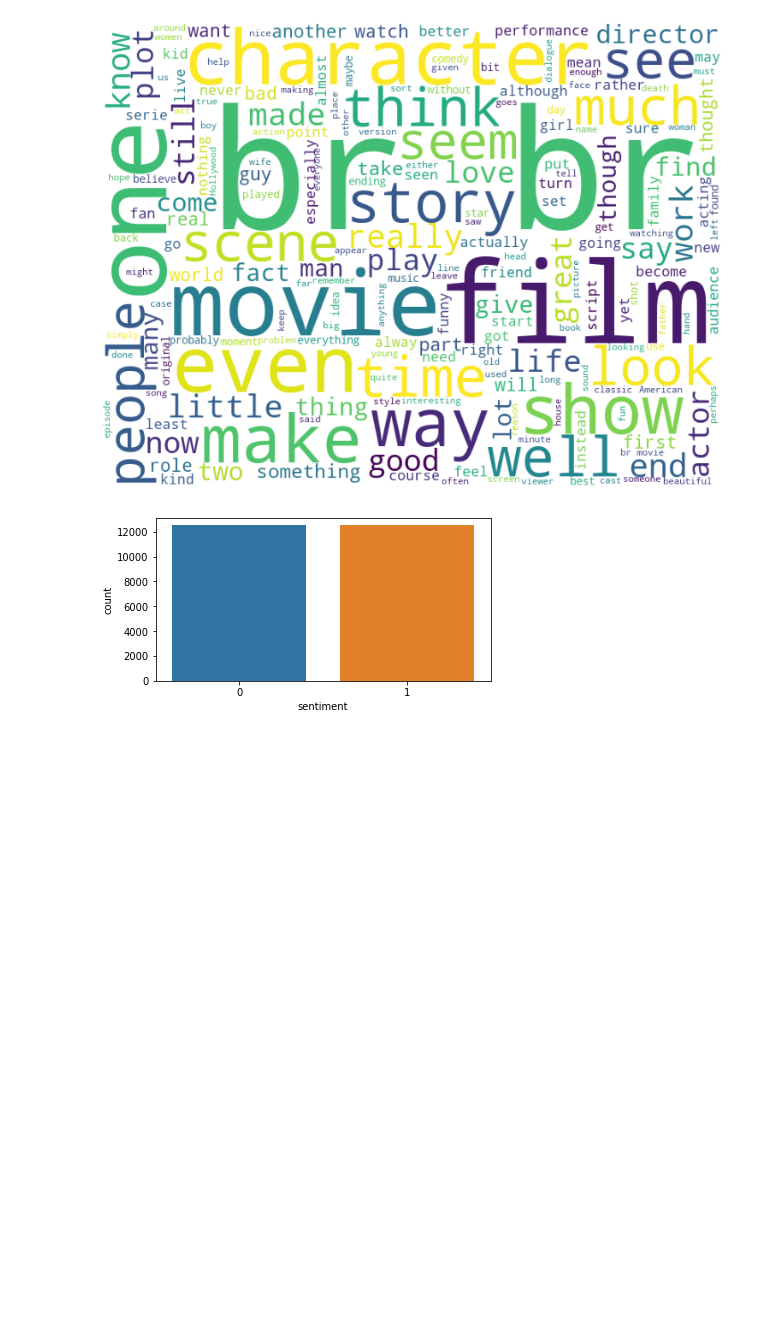
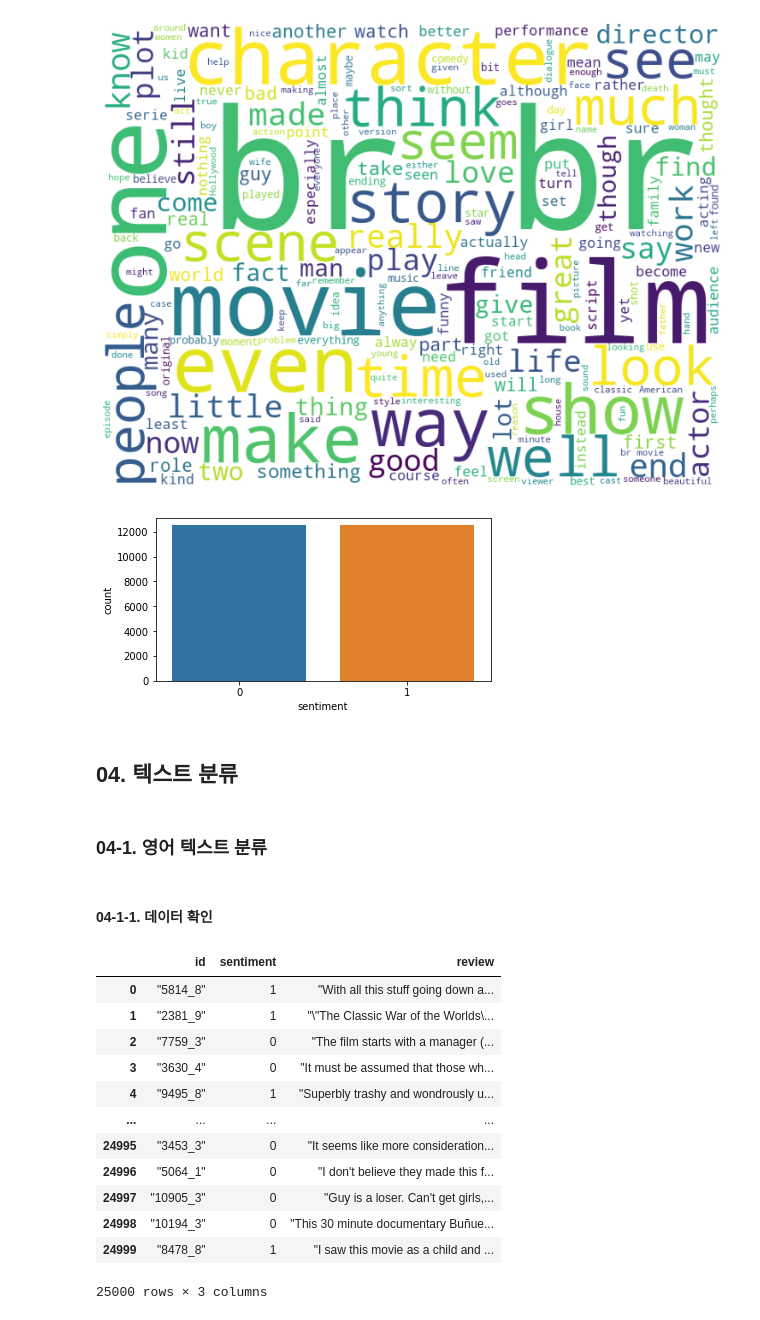
Before and after one commit to Jisang-hwang93/Machine-Learning-for-Study, a Jupyter notebook: 02 머신러닝으로 시작하는 자연어처리.ipynb, the cells around one changed output. Saved outputs shown, nothing was run; the diff lists cells and outputs as text; code cells hidden in the pictures; blank space fills up the shorter version.

```diff
--- a/02 머신러닝으로 시작하는 자연어처리.ipynb
+++ b/02 머신러닝으로 시작하는 자연어처리.ipynb
@@ -413,3 +413,33 @@ sns.countplot(train_df['sentiment'])
 plt.show()
 # %% [output]
 [figure]
+# %% [markdown]
+## **04. 텍스트 분류**
+# %% [markdown]
+### **04-1. 영어 텍스트 분류**
+# %% [markdown]
+#### **04-1-1. 데이터 확인**
+# %%
+import numpy as np
+import pandas as pd
+import os
+import matplotlib.pyplot as plt
+import seaborn as sns
+%matplotlib inline  # 그래프를 주피터 노트북에서 바로 그리도록 함d
+
+train_data = pd.read_csv('/content/nlp_tutorial/labeledTrainData.tsv', header=0, delimiter='\t', quoting=3)
+train_data
+# %% [output]
+|  | id | sentiment | review |
+| 0 | "5814_8" | 1 | "With all this stuff going down a... |
+| 1 | "2381_9" | 1 | "\"The Classic War of the Worlds\... |
+| 2 | "7759_3" | 0 | "The film starts with a manager (... |
+| 3 | "3630_4" | 0 | "It must be assumed that those wh... |
+| 4 | "9495_8" | 1 | "Superbly trashy and wondrously u... |
+| ... | ... | ... | ... |
+| 24995 | "3453_3" | 0 | "It seems like more consideration... |
+| 24996 | "5064_1" | 0 | "I don't believe they made this f... |
+| 24997 | "10905_3" | 0 | "Guy is a loser. Can't get girls,... |
+| 24998 | "10194_3" | 0 | "This 30 minute documentary Buñue... |
+| 24999 | "8478_8" | 1 | "I saw this movie as a child and ... |
+25000 rows × 3 columns
```
Also changed, not shown: parts of 17 cells of this notebook.
